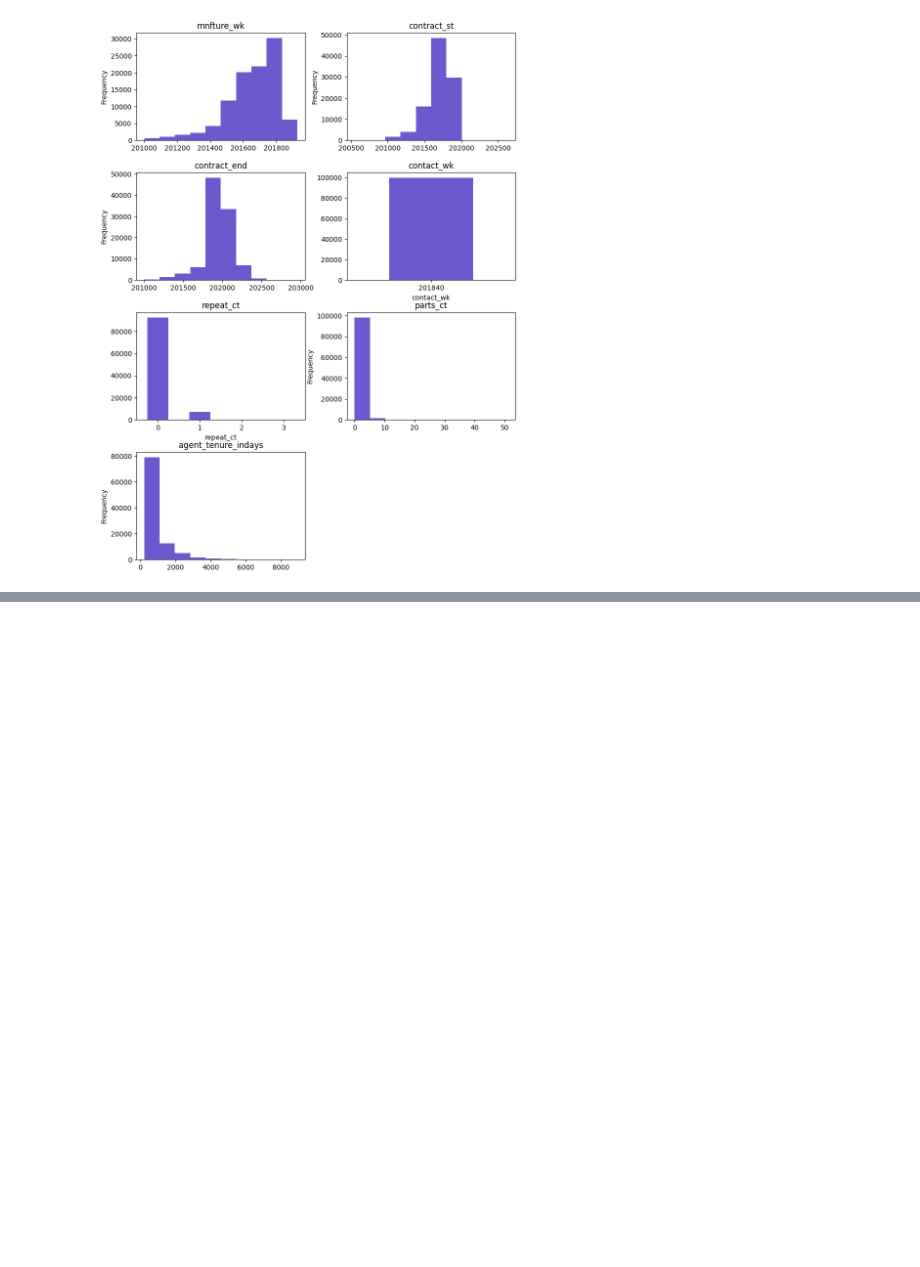
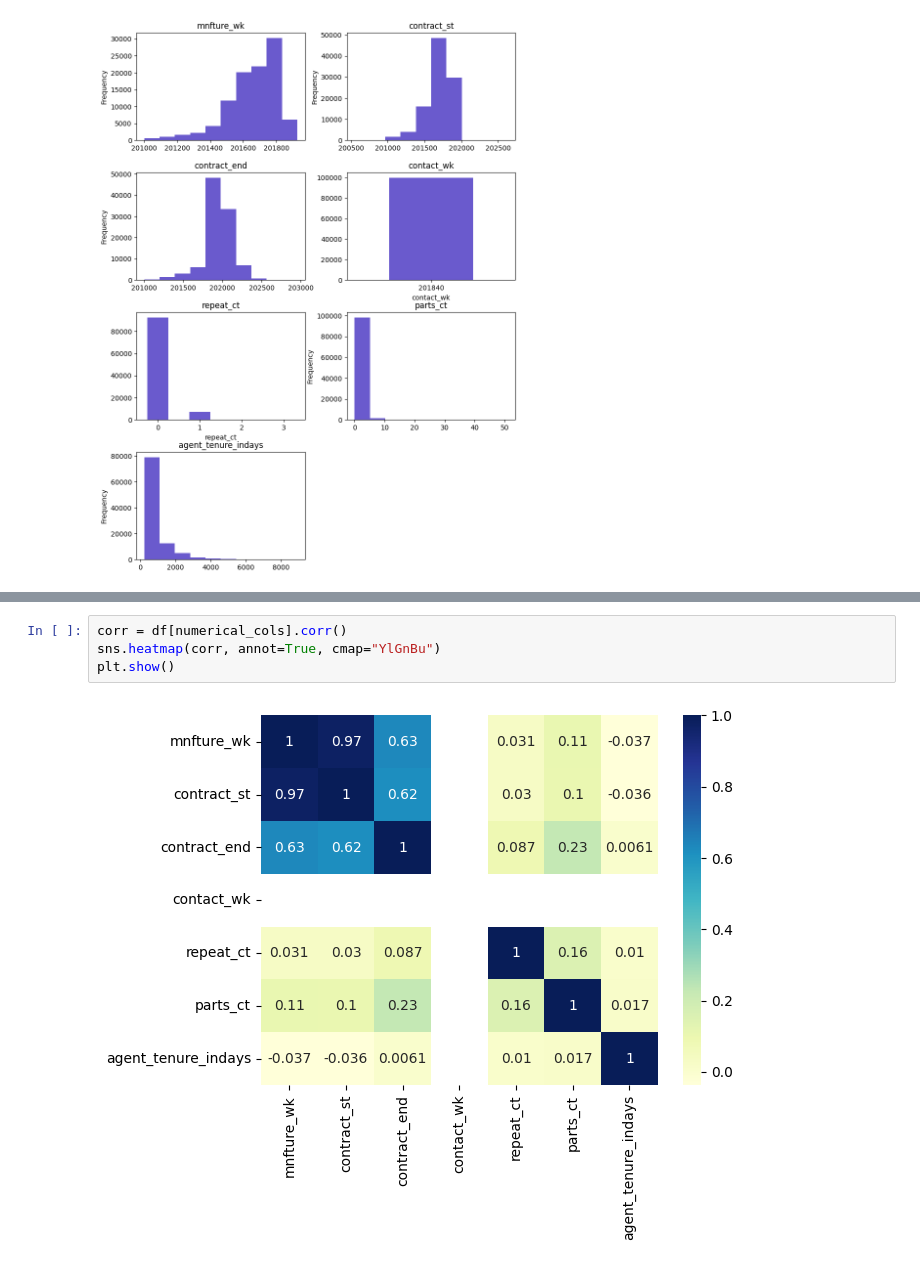
Before and after one commit to shthakur19/dell, a Jupyter notebook: dell_sol.ipynb, the cells around one changed output, grey strips where cells are left out. Cells and saved outputs as stored; diff of their text form; blank space fills up the shorter version.

```diff
--- a/dell_sol.ipynb
+++ b/dell_sol.ipynb
@@ -477,0 +519,6 @@ for col in categorical_cols:
+# %%
+corr = df[numerical_cols].corr()
+sns.heatmap(corr, annot=True, cmap="YlGnBu")
+plt.show()
+# %% [output]
+[figure, added]
```
Also changed, not shown: parts of 14 cells of this notebook, 1 other file.
